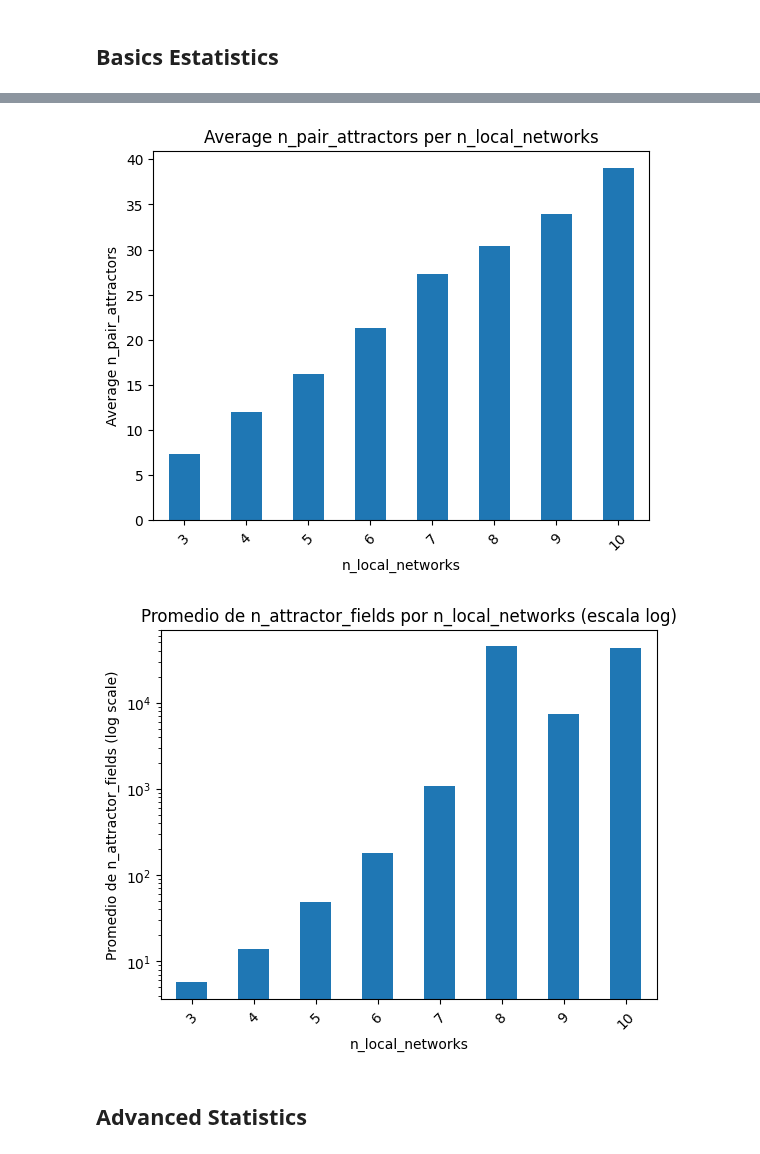
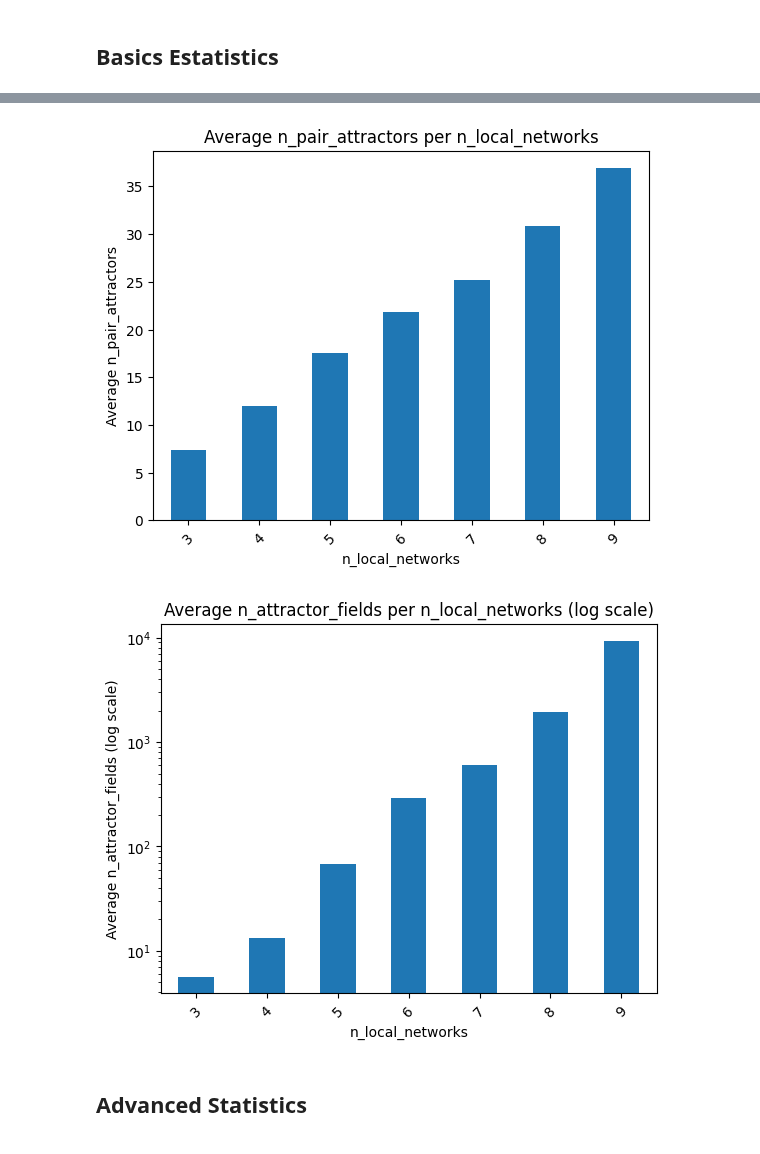
Before and after one commit to crptcusco/cbnetwork, a Jupyter notebook: experiments/6_linear_aleatory/exp6_analisys.ipynb, the cells around one changed output, grey strips where cells are left out. Drawn from its saved outputs; the diff is of its cells as text; code cells hidden in the pictures.

```diff
--- a/experiments/6_linear_aleatory/exp6_analisys.ipynb
+++ b/experiments/6_linear_aleatory/exp6_analisys.ipynb
@@ -8,7 +8,8 @@ import matplotlib.pyplot as plt
 
 # Read the database
 # df = pd.read_csv("outputs/exp6_linear_aleatory_3_10_10000/data.csv")
-df = pd.read_csv("outputs/exp6_linear_aleatory_3_10_1000/data.csv")
+# df = pd.read_csv("outputs/exp6_linear_aleatory_3_10_1000/data.csv")
+df = pd.read_csv("outputs/exp6_linear_aleatory_3_9_1000/data.csv")
 # df.head()
 
 # show the column names
@@ -57,6 +59,4 @@ plt.show()
 # %%
-import matplotlib.pyplot as plt
-
 # Group by 'n_local_networks' and calculate the mean of 'n_pair_attractors'
 grouped_data = df.groupby('n_local_networks')['n_pair_attractors'].mean()
 
@@ -72,24 +72,24 @@ plt.xticks(rotation=45)  # Rotate the x-axis labels for better readability
 # Show the plot
 plt.show()
 # %% [output]
-[figure, old version]
+[figure, new version]
 # %%
-# Agrupar por 'n_local_networks' y calcular el promedio de 'n_attractor_fields'
+# Group by 'n_local_networks' and calculate the mean of 'n_attractor_fields'
 grouped_data = df.groupby('n_local_networks')['n_attractor_fields'].mean()
 
-# Crear el histograma con escala logarítmica en el eje y y colores diferentes
+# Create the bar plot with logarithmic scale on the y-axis and different colors
 grouped_data.plot(kind='bar', logy=True)
 
-# Personalizar el gráfico
-plt.title('Promedio de n_attractor_fields por n_local_networks (escala log)')
+# Customize the plot
+plt.title('Average n_attractor_fields per n_local_networks (log scale)')
 plt.xlabel('n_local_networks')
-plt.ylabel('Promedio de n_attractor_fields (log scale)')
-plt.xticks(rotation=45)  # Rotar las etiquetas del eje x para mayor legibilidad
+plt.ylabel('Average n_attractor_fields (log scale)')
+plt.xticks(rotation=45)  # Rotate the x-axis labels for better readability
 
-# Mostrar el gráfico
+# Show the plot
 plt.show()
 # %% [output]
-[figure, old version]
+[figure, new version]
 # %% [markdown]
 ## Advanced Statistics
 # %%
```
Also changed, not shown: parts of 8 cells of this notebook, 4 other files.
